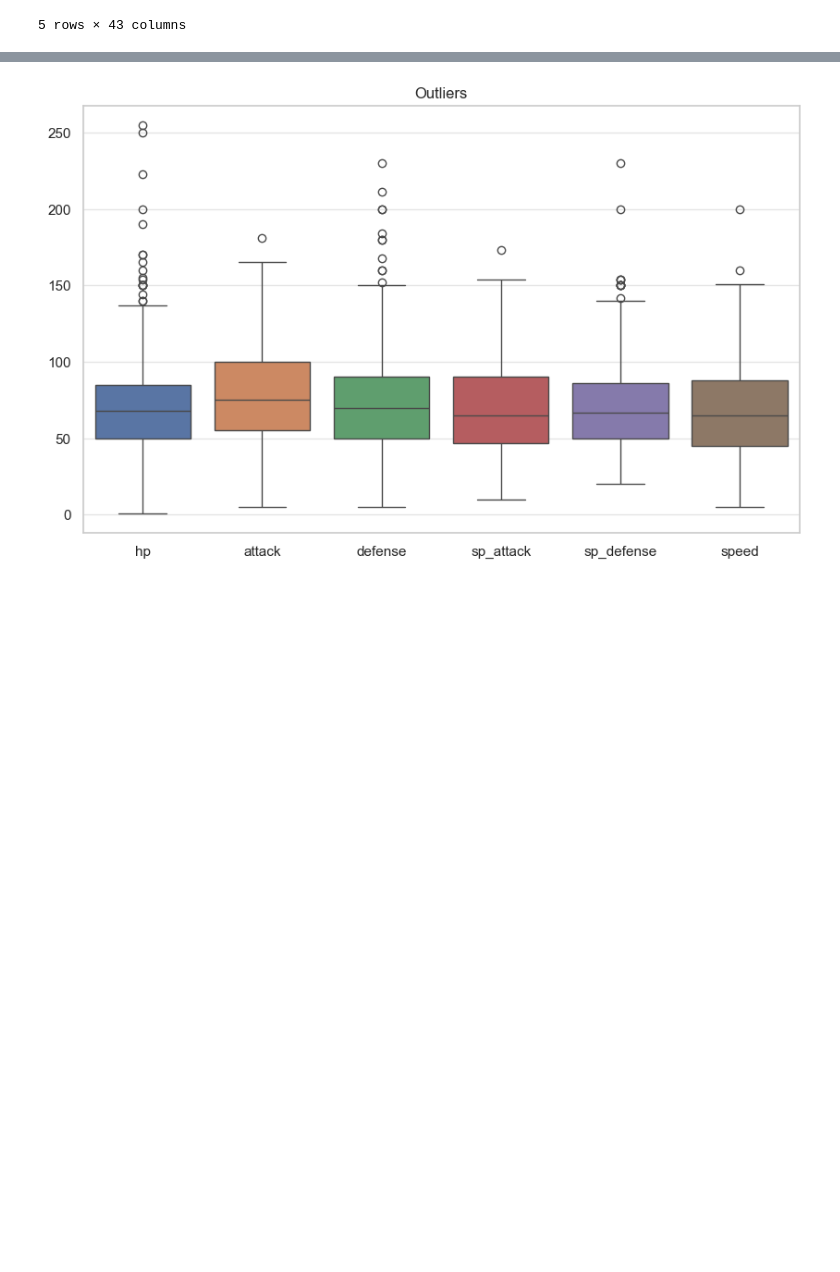
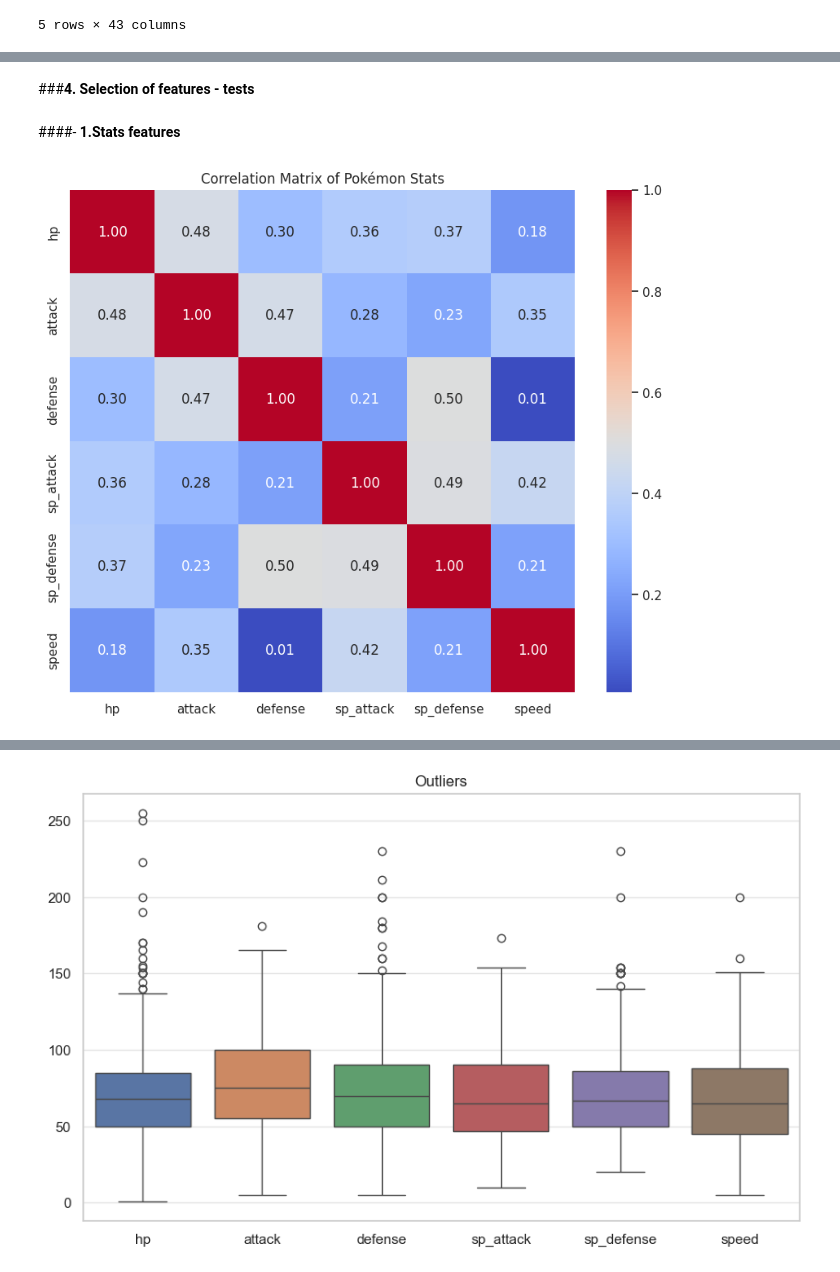
Before and after one commit to NathanaelLUCETTE/projet_ML, a Jupyter notebook: pokemon_clustering_project.ipynb, the cells around one changed output, grey strips where cells are left out. Cells and saved outputs as stored; diff of their text form; code cells hidden in the pictures; blank space fills up the shorter version.

```diff
--- a/pokemon_clustering_project.ipynb
+++ b/pokemon_clustering_project.ipynb
@@ -89 +302,22 @@ df_stats.head()
+# %% [markdown]
+###**4. Selection of features - tests**
+# %% [markdown]
+####- **1.Stats features**
+# %%
+##HeatMap
+import seaborn as sns
+import matplotlib.pyplot as plt
+
+#Selection of the stats features
+stats = ["hp", "attack", "defense", "sp_attack", "sp_defense", "speed"]
+df_stats = df[stats]
+corr = df_stats.corr()
+
+#Creation of the heatmap
+plt.figure(figsize=(10,8))
+sns.heatmap(corr, annot=True, cmap='coolwarm', fmt='.2f')
+plt.title("Correlation Matrix of Pokémon Stats")
+plt.show()
+# %% [output]
+[figure, added]
 # %%
```
Also changed, not shown: parts of 33 cells of this notebook.
